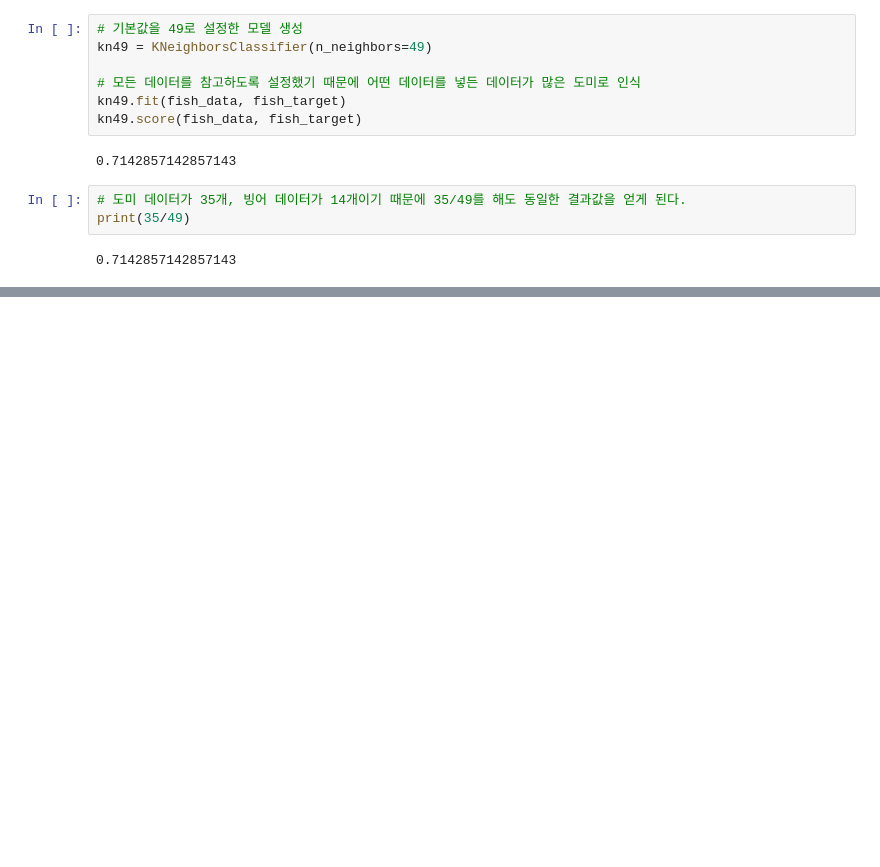
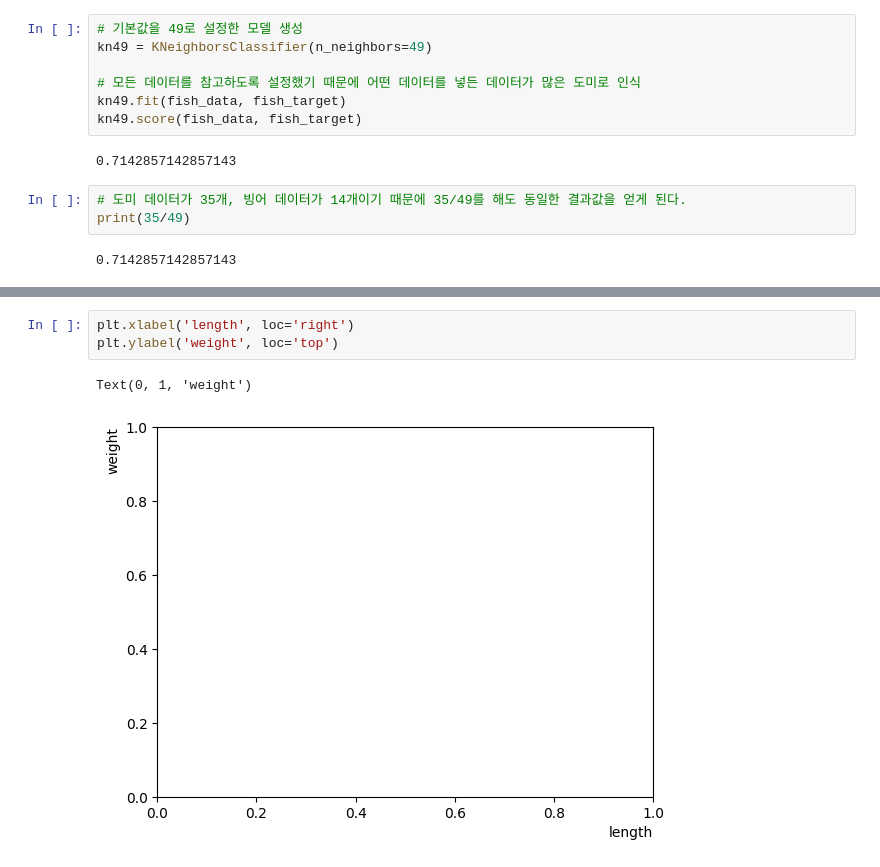
Before and after one commit to bonmin9/gdg_hufs, a Jupyter notebook: ai_basic/01-03_market&ML.ipynb, the cells around one changed output, grey strips where cells are left out. Drawn from its saved outputs; the diff is of its cells as text; blank space fills up the shorter version.

```diff
--- a/ai_basic/01-03_market&ML.ipynb
+++ b/ai_basic/01-03_market&ML.ipynb
@@ -135,0 +163,6 @@ for n in range(5, 50):
+# %%
+plt.xlabel('length', loc='right')
+plt.ylabel('weight', loc='top')
+# %% [output]
+Text(0, 1, 'weight')
+[figure, added]
```
Also changed, not shown: parts of 10 cells of this notebook, 2 other files.
